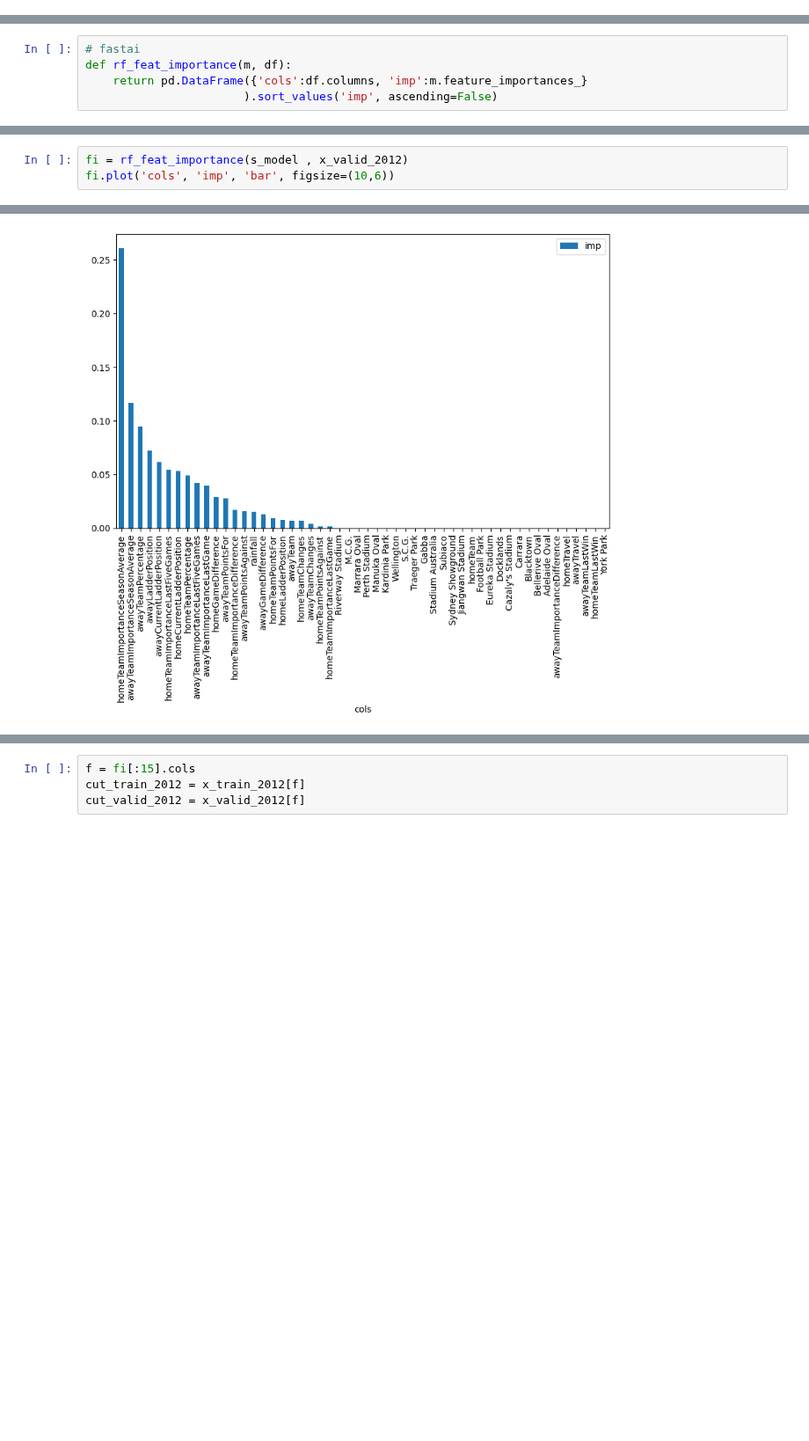
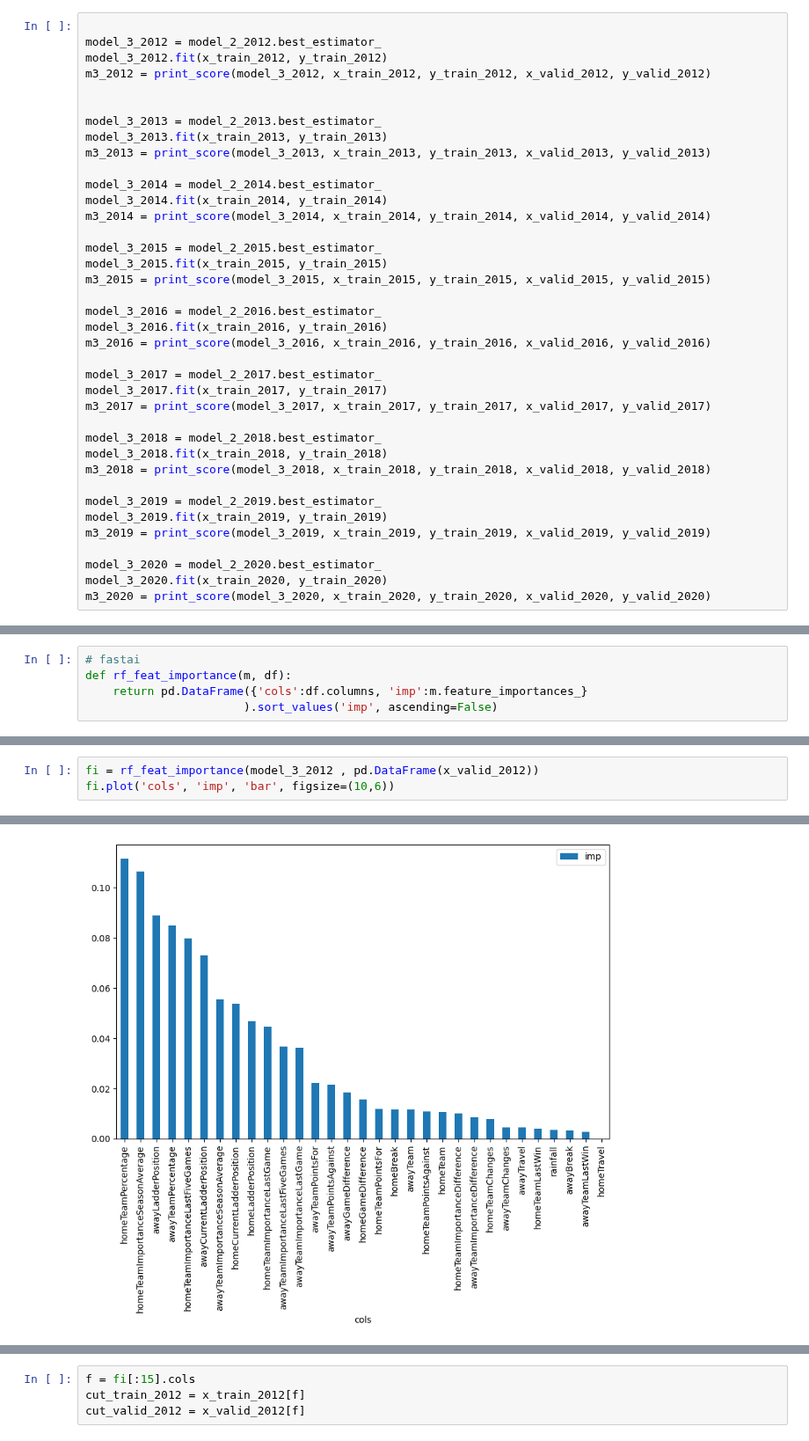
Before and after one commit to TomGallagher98/Thomas_Gallagher_Thesis, a Jupyter notebook: Data/AFL_Stats/FeatureEngineering.ipynb, the cells around one changed output, grey strips where cells are left out. Shown at 88% size. Drawn from its saved outputs; the diff is of its cells as text; blank space fills up the shorter version.

```diff
--- a/Data/AFL_Stats/FeatureEngineering.ipynb
+++ b/Data/AFL_Stats/FeatureEngineering.ipynb
@@ -561,0 +552,38 @@ Wall time: 40 ms
+# %%
+
+model_3_2012 = model_2_2012.best_estimator_
+model_3_2012.fit(x_train_2012, y_train_2012)
+m3_2012 = print_score(model_3_2012, x_train_2012, y_train_2012, x_valid_2012, y_valid_2012)
+
+
+model_3_2013 = model_2_2013.best_estimator_
+model_3_2013.fit(x_train_2013, y_train_2013)
+m3_2013 = print_score(model_3_2013, x_train_2013, y_train_2013, x_valid_2013, y_valid_2013)
+
+model_3_2014 = model_2_2014.best_estimator_
+model_3_2014.fit(x_train_2014, y_train_2014)
+m3_2014 = print_score(model_3_2014, x_train_2014, y_train_2014, x_valid_2014, y_valid_2014)
+
+model_3_2015 = model_2_2015.best_estimator_
+model_3_2015.fit(x_train_2015, y_train_2015)
+m3_2015 = print_score(model_3_2015, x_train_2015, y_train_2015, x_valid_2015, y_valid_2015)
+
+model_3_2016 = model_2_2016.best_estimator_
+model_3_2016.fit(x_train_2016, y_train_2016)
+m3_2016 = print_score(model_3_2016, x_train_2016, y_train_2016, x_valid_2016, y_valid_2016)
+
+model_3_2017 = model_2_2017.best_estimator_
+model_3_2017.fit(x_train_2017, y_train_2017)
+m3_2017 = print_score(model_3_2017, x_train_2017, y_train_2017, x_valid_2017, y_valid_2017)
+
+model_3_2018 = model_2_2018.best_estimator_
+model_3_2018.fit(x_train_2018, y_train_2018)
+m3_2018 = print_score(model_3_2018, x_train_2018, y_train_2018, x_valid_2018, y_valid_2018)
+
+model_3_2019 = model_2_2019.best_estimator_
+model_3_2019.fit(x_train_2019, y_train_2019)
+m3_2019 = print_score(model_3_2019, x_train_2019, y_train_2019, x_valid_2019, y_valid_2019)
+
+model_3_2020 = model_2_2020.best_estimator_
+model_3_2020.fit(x_train_2020, y_train_2020)
+m3_2020 = print_score(model_3_2020, x_train_2020, y_train_2020, x_valid_2020, y_valid_2020)
@@ -595,9 +629,9 @@ array([0.        , 0.00715262, 0.01520008, 0.        , 0.        ,
 # %%
-fi = rf_feat_importance(s_model , x_valid_2012)
+fi = rf_feat_importance(model_3_2012 , pd.DataFrame(x_valid_2012))
 fi.plot('cols', 'imp', 'bar', figsize=(10,6))
 # %% [output]
 <Axes: xlabel='cols'>
-[figure, old version]
+[figure, new version]
 # %%
 fi[:15]
 # %% [output]
```
Also changed, not shown: parts of 30 cells of this notebook, 13 other files.
